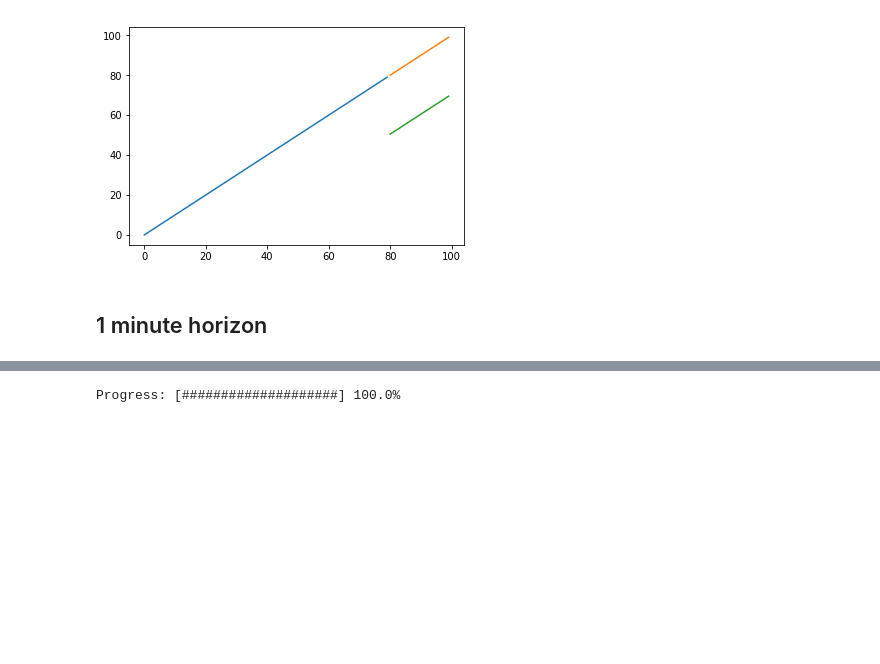
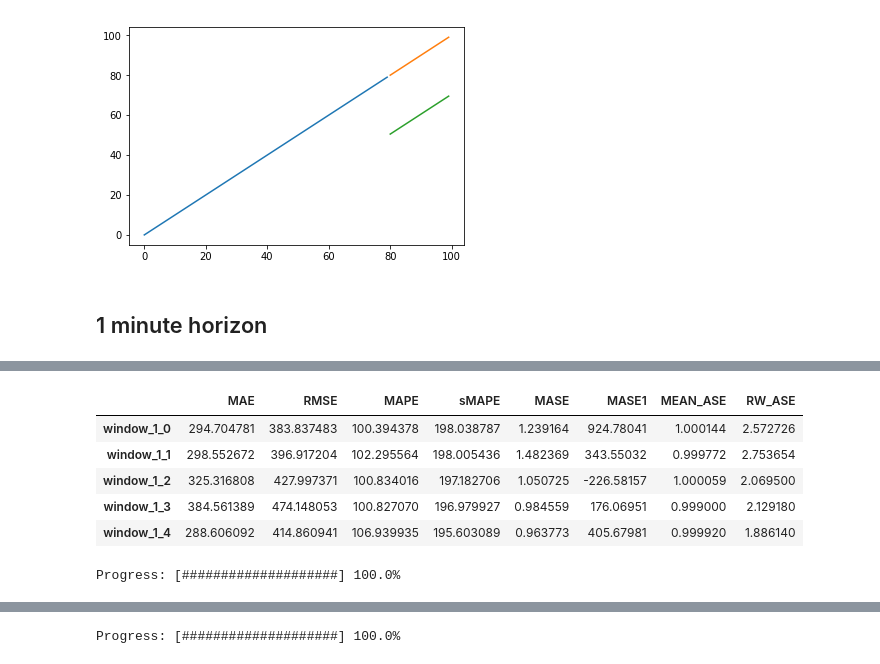
Before and after one commit to sachaBD/engg4802, a Jupyter notebook: Baselines.ipynb, the cells around one changed output, grey strips where cells are left out. Cells and saved outputs as stored; diff of their text form; code cells hidden in the pictures; blank space fills up the shorter version.

```diff
--- a/Baselines.ipynb
+++ b/Baselines.ipynb
@@ -142,0 +367,9 @@ mva = MovingAvgEstimator(horizon, 15)
+# %%
+one_min_mean_tester.errors.head()
+# %% [output]
+|  | MAE | RMSE | MAPE | sMAPE | MASE | MASE1 | MEAN_ASE | RW_ASE |
+| window_1_0 | 294.704781 | 383.837483 | 100.394378 | 198.038787 | 1.239164 | 924.78041 | 1.000144 | 2.572726 |
+| window_1_1 | 298.552672 | 396.917204 | 102.295564 | 198.005436 | 1.482369 | 343.55032 | 0.999772 | 2.753654 |
+| window_1_2 | 325.316808 | 427.997371 | 100.834016 | 197.182706 | 1.050725 | -226.58157 | 1.000059 | 2.069500 |
+| window_1_3 | 384.561389 | 474.148053 | 100.827070 | 196.979927 | 0.984559 | 176.06951 | 0.999000 | 2.129180 |
+| window_1_4 | 288.606092 | 414.860941 | 106.939935 | 195.603089 | 0.963773 | 405.67981 | 0.999920 | 1.886140 |
@@ -142,0 +378,5 @@ mva = MovingAvgEstimator(horizon, 15)
+# %%
+one_min_mva_tester = ModelTester(data, mva, horizon, 0.20)
+speed_up_calc(one_min_mva_tester, data, horizon)
+# %% [output]
+Progress: [####################] 100.0%
```
Also changed, not shown: parts of 42 cells of this notebook, 9 other files.
